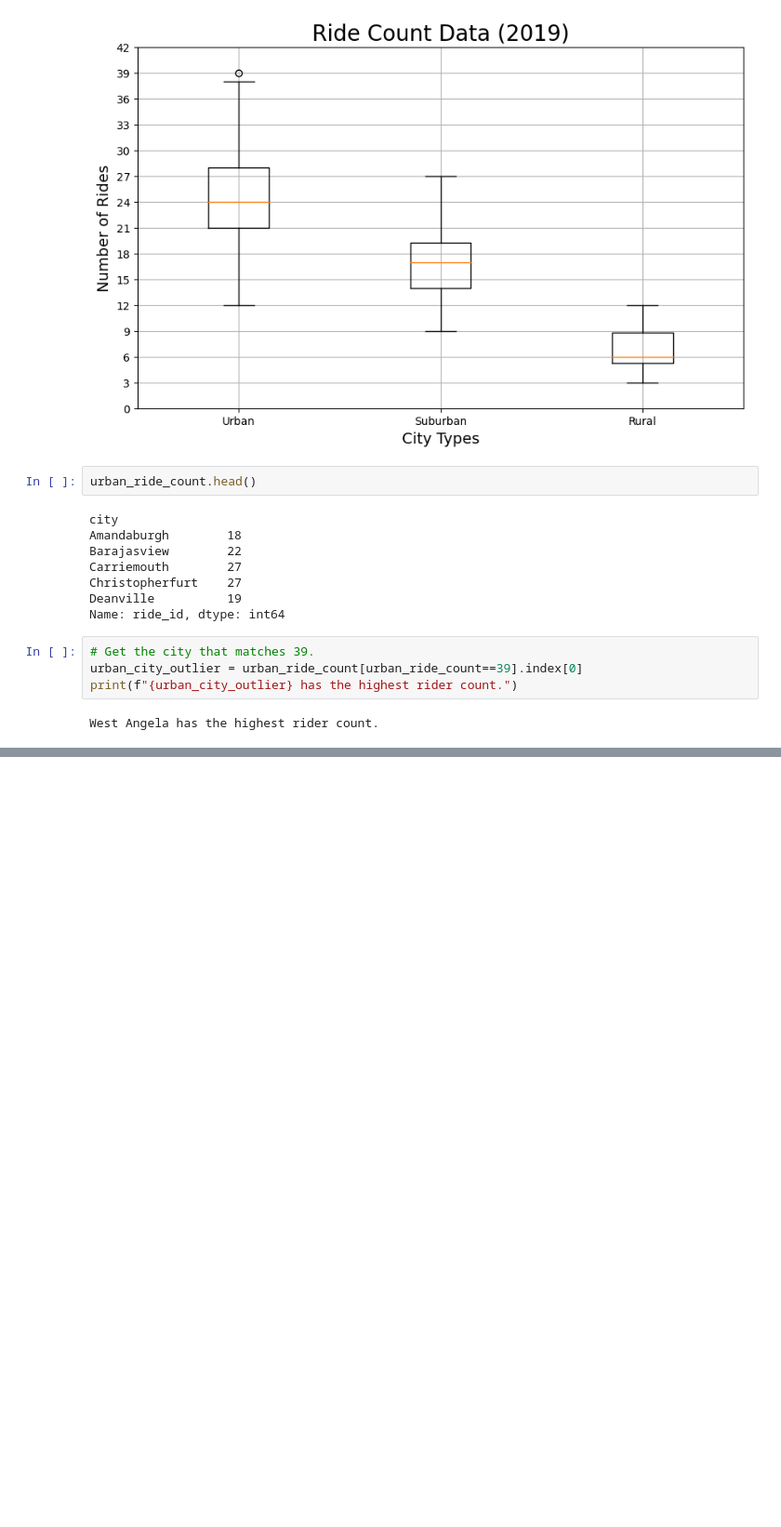
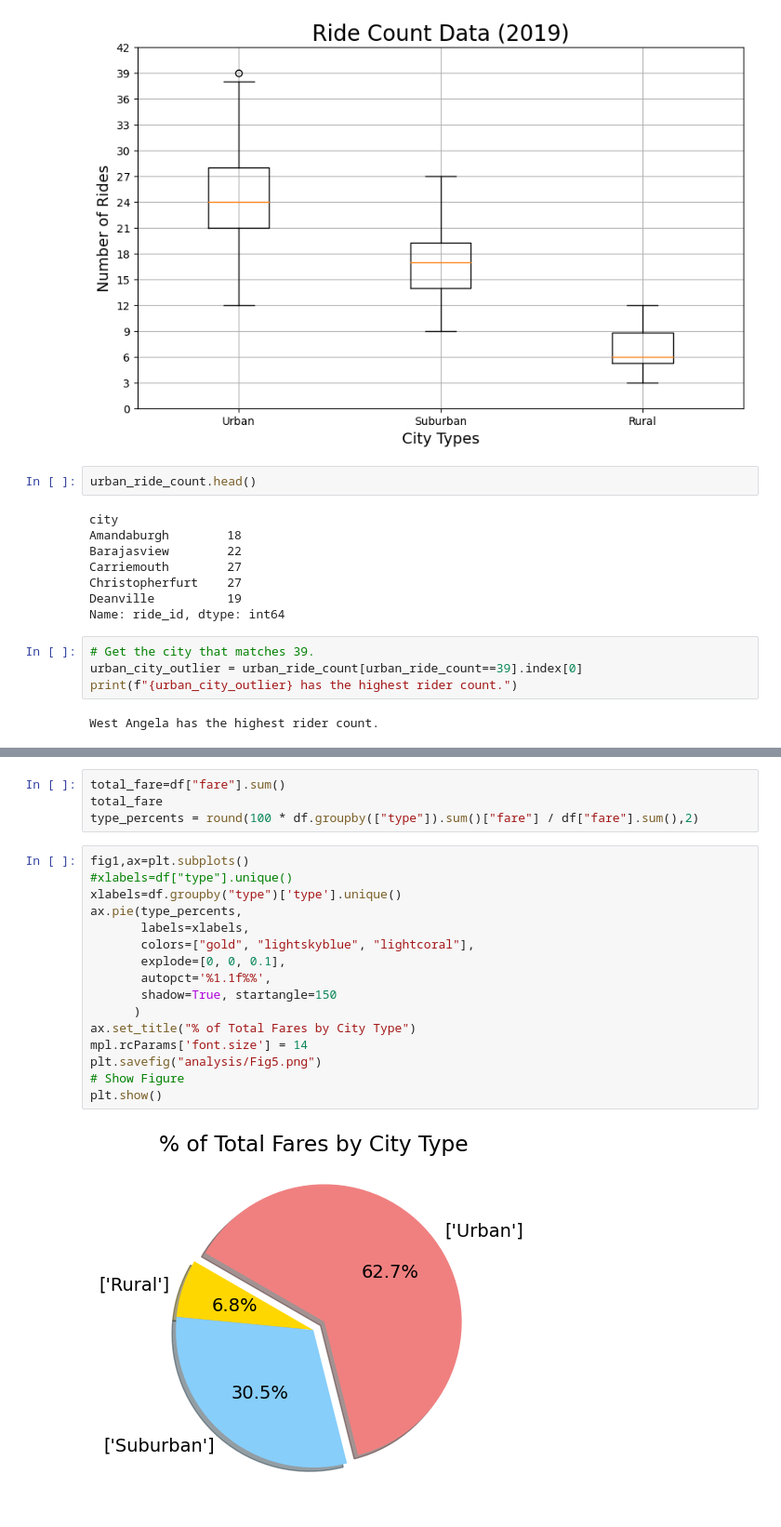
Before and after one commit to vikas0809/PyBer_Analysis, a Jupyter notebook: PyBer_Analysis.ipynb, the cells around one changed output, grey strips where cells are left out. Shown at 93% size. Cells and saved outputs as stored; diff of their text form; blank space fills up the shorter version.

Commit message:
Finished 5.5 pie chart

```diff
--- a/PyBer_Analysis.ipynb
+++ b/PyBer_Analysis.ipynb
@@ -395,0 +416,22 @@ West Angela has the highest rider count.
+# %%
+total_fare=df["fare"].sum()
+total_fare
+type_percents = round(100 * df.groupby(["type"]).sum()["fare"] / df["fare"].sum(),2)
+# %%
+fig1,ax=plt.subplots()
+#xlabels=df["type"].unique()
+xlabels=df.groupby("type")['type'].unique()
+ax.pie(type_percents,
+       labels=xlabels,
+       colors=["gold", "lightskyblue", "lightcoral"],
+       explode=[0, 0, 0.1],
+       autopct='%1.1f%%',
+       shadow=True, startangle=150
+      )
+ax.set_title("% of Total Fares by City Type")
+mpl.rcParams['font.size'] = 14
+plt.savefig("analysis/Fig5.png")
+# Show Figure
+plt.show()
+# %% [output]
+[figure, added]
```
Also changed, not shown: parts of 4 cells of this notebook, 2 other files.
